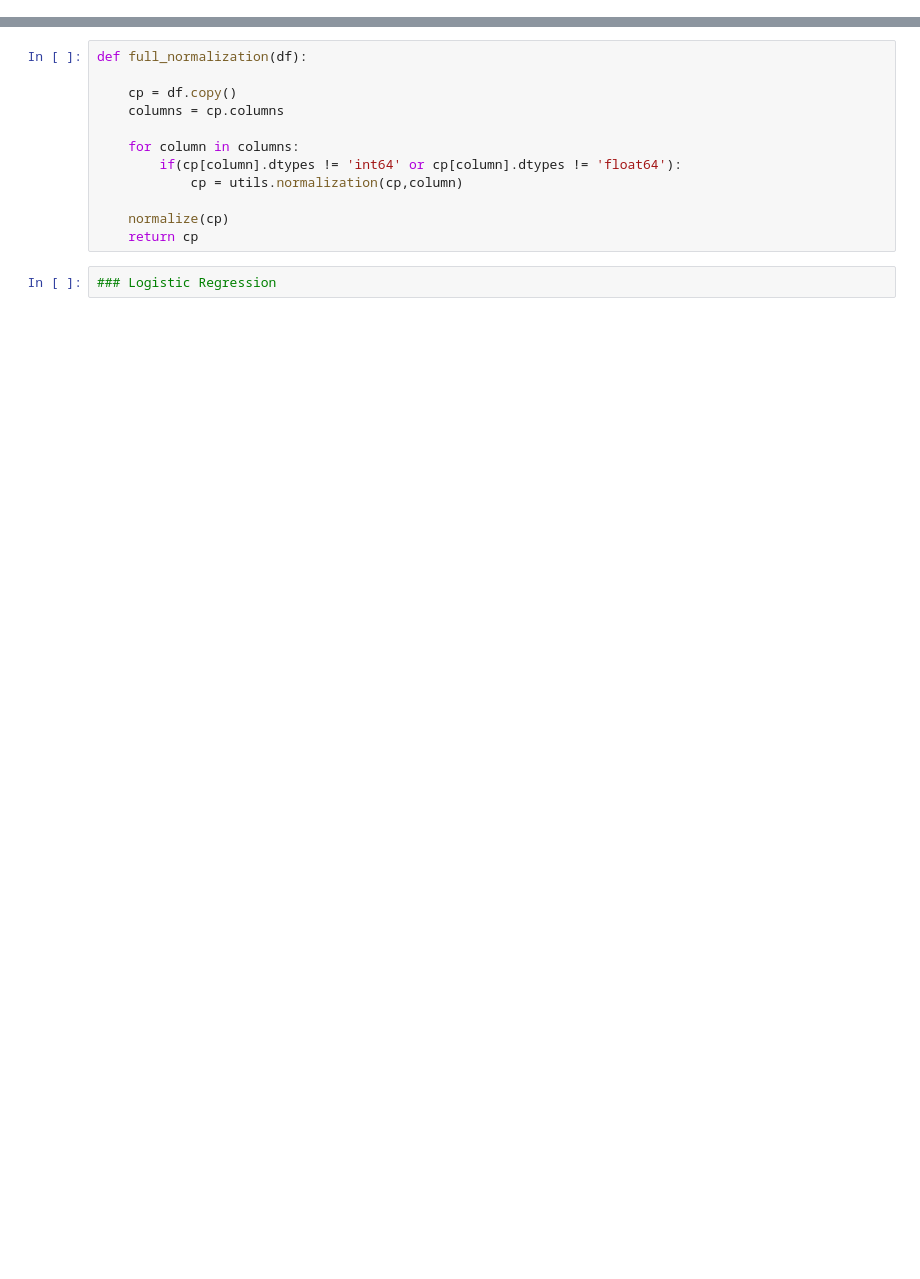
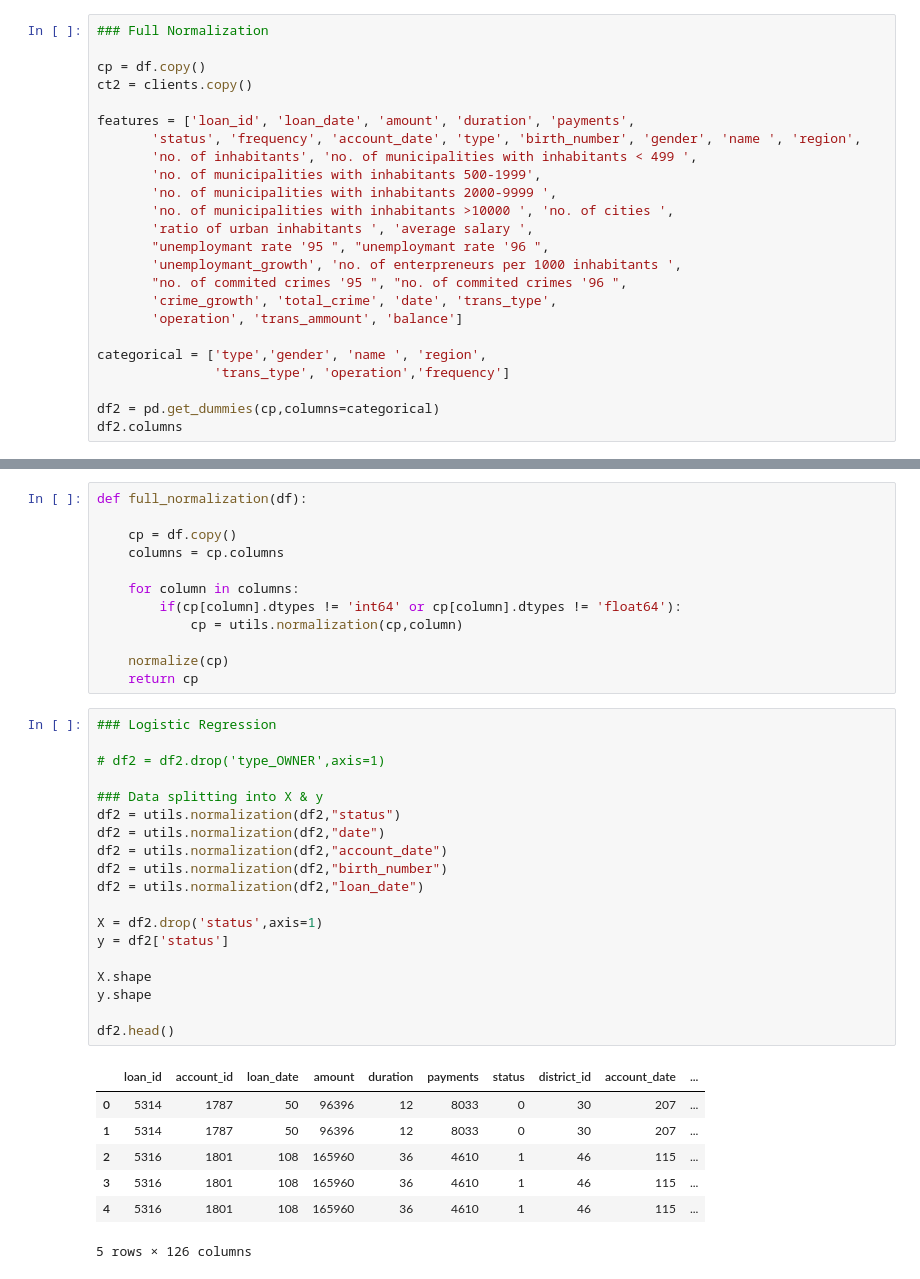
Before and after one commit to biam05/ac-feup, a Jupyter notebook: jupyters/hugo/final.ipynb, the cells around one changed output, grey strips where cells are left out. Saved outputs shown, nothing was run; the diff lists cells and outputs as text; blank space fills up the shorter version.

```diff
--- a/jupyters/hugo/final.ipynb
+++ b/jupyters/hugo/final.ipynb
@@ -133,0 +110,24 @@ full_normalization(df)
+# %%
+### Full Normalization
+
+cp = df.copy()
+ct2 = clients.copy()
+
+features = ['loan_id', 'loan_date', 'amount', 'duration', 'payments',
+       'status', 'frequency', 'account_date', 'type', 'birth_number', 'gender', 'name ', 'region',
+       'no. of inhabitants', 'no. of municipalities with inhabitants < 499 ',
+       'no. of municipalities with inhabitants 500-1999',
+       'no. of municipalities with inhabitants 2000-9999 ',
+       'no. of municipalities with inhabitants >10000 ', 'no. of cities ',
+       'ratio of urban inhabitants ', 'average salary ',
+       "unemploymant rate '95 ", "unemploymant rate '96 ",
+       'unemploymant_growth', 'no. of enterpreneurs per 1000 inhabitants ',
+       "no. of commited crimes '95 ", "no. of commited crimes '96 ",
+       'crime_growth', 'total_crime', 'date', 'trans_type',
+       'operation', 'trans_ammount', 'balance']
+
+categorical = ['type','gender', 'name ', 'region',
+               'trans_type', 'operation','frequency']
+
+df2 = pd.get_dummies(cp,columns=categorical)
+df2.columns
@@ -143,5 +145,30 @@ def full_normalization(df):
 
     normalize(cp)
     return cp
-# %%
-### Logistic Regression
+# %%
+### Logistic Regression
+
+# df2 = df2.drop('type_OWNER',axis=1)
+
+### Data splitting into X & y
+df2 = utils.normalization(df2,"status")
+df2 = utils.normalization(df2,"date")
+df2 = utils.normalization(df2,"account_date")
+df2 = utils.normalization(df2,"birth_number")
+df2 = utils.normalization(df2,"loan_date")
+
+X = df2.drop('status',axis=1)
+y = df2['status']
+
+X.shape
+y.shape
+
+df2.head()
+# %% [output]
+|  | loan_id | account_id | loan_date | amount | duration | payments | status | district_id | account_date | ... |
+| 0 | 5314 | 1787 | 50 | 96396 | 12 | 8033 | 0 | 30 | 207 | ... |
+| 1 | 5314 | 1787 | 50 | 96396 | 12 | 8033 | 0 | 30 | 207 | ... |
+| 2 | 5316 | 1801 | 108 | 165960 | 36 | 4610 | 1 | 46 | 115 | ... |
+| 3 | 5316 | 1801 | 108 | 165960 | 36 | 4610 | 1 | 46 | 115 | ... |
+| 4 | 5316 | 1801 | 108 | 165960 | 36 | 4610 | 1 | 46 | 115 | ... |
+5 rows × 126 columns
```
Also changed, not shown: parts of 14 cells of this notebook.
